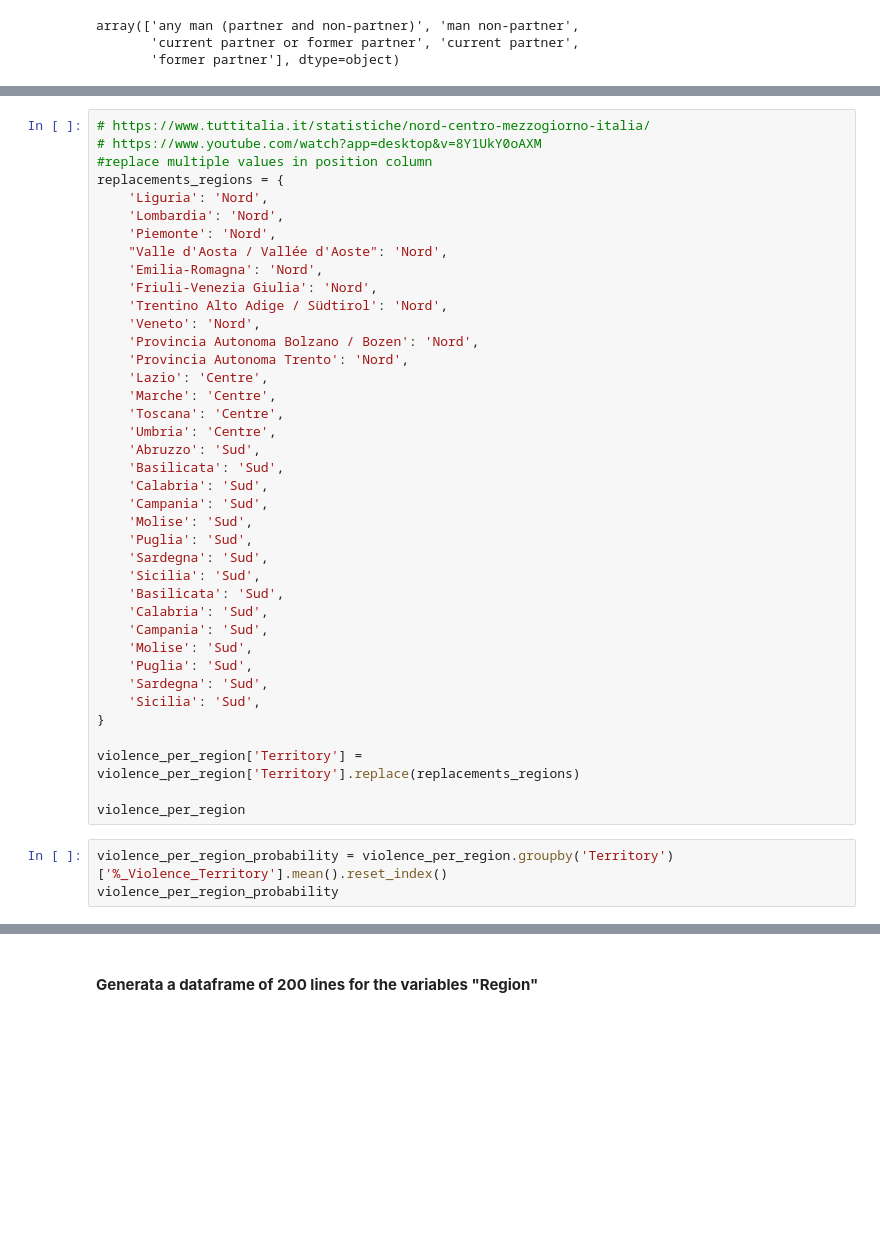
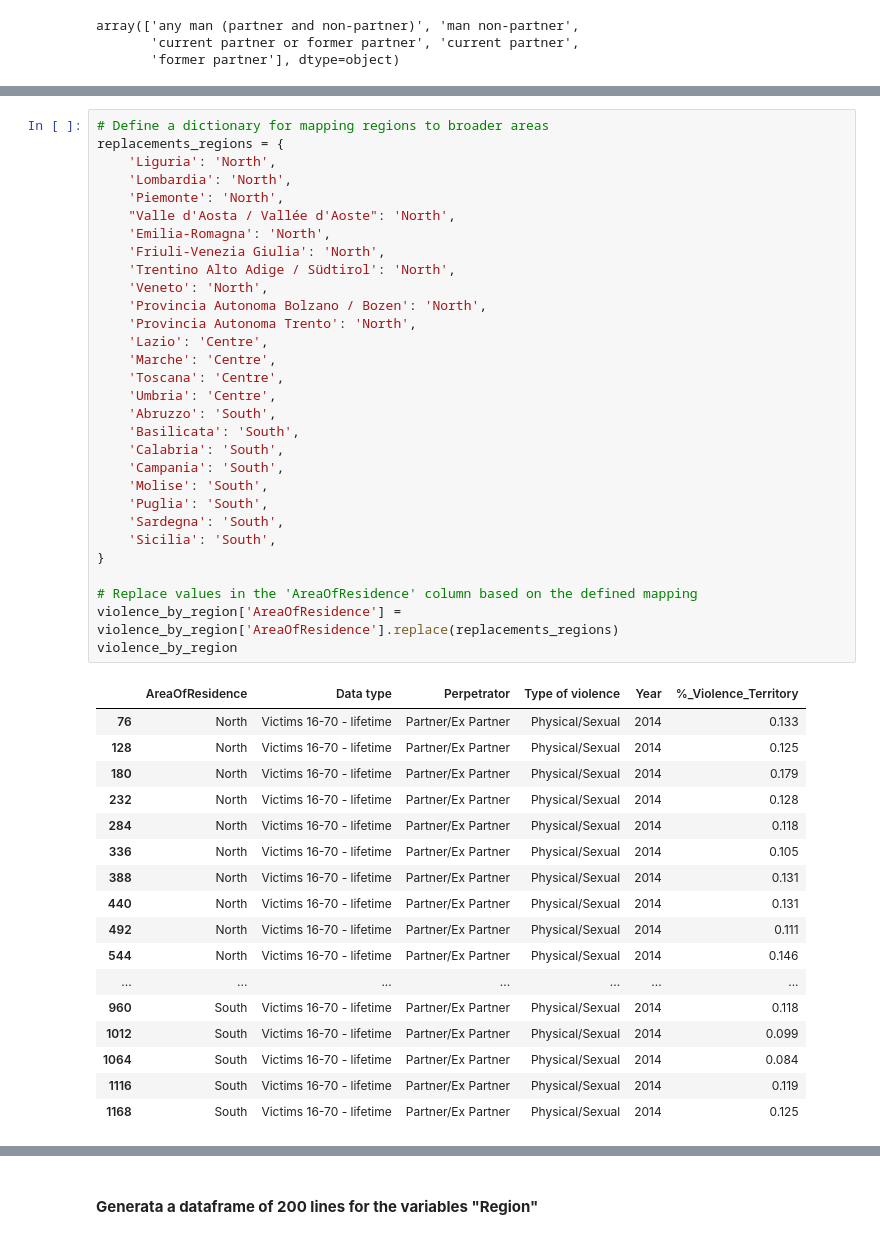
Before and after one commit to Cecilia8989/PfDA_Assignement, a Jupyter notebook: PfDA_Project_1.ipynb, the cells around one changed output, grey strips where cells are left out. Cells and saved outputs as stored; diff of their text form; blank space fills up the shorter version.

```diff
--- a/PfDA_Project_1.ipynb
+++ b/PfDA_Project_1.ipynb
@@ -221,42 +224,48 @@ violence_per_region['Type of violence'].unique()
 # %%
-# https://www.tuttitalia.it/statistiche/nord-centro-mezzogiorno-italia/
-# https://www.youtube.com/watch?app=desktop&v=8Y1UkY0oAXM
-#replace multiple values in position column
+# Define a dictionary for mapping regions to broader areas
 replacements_regions = {
-    'Liguria': 'Nord',
-    'Lombardia': 'Nord',
-    'Piemonte': 'Nord',
-    "Valle d'Aosta / Vallée d'Aoste": 'Nord',
-    'Emilia-Romagna': 'Nord',
-    'Friuli-Venezia Giulia': 'Nord',
-    'Trentino Alto Adige / Südtirol': 'Nord',
-    'Veneto': 'Nord',
-    'Provincia Autonoma Bolzano / Bozen': 'Nord',
-    'Provincia Autonoma Trento': 'Nord',
+    'Liguria': 'North',
+    'Lombardia': 'North',
+    'Piemonte': 'North',
+    "Valle d'Aosta / Vallée d'Aoste": 'North',
+    'Emilia-Romagna': 'North',
+    'Friuli-Venezia Giulia': 'North',
+    'Trentino Alto Adige / Südtirol': 'North',
+    'Veneto': 'North',
+    'Provincia Autonoma Bolzano / Bozen': 'North',
+    'Provincia Autonoma Trento': 'North',
     'Lazio': 'Centre',
     'Marche': 'Centre',
     'Toscana': 'Centre',
     'Umbria': 'Centre',
-    'Abruzzo': 'Sud',
-    'Basilicata': 'Sud',
-    'Calabria': 'Sud',
-    'Campania': 'Sud',
-    'Molise': 'Sud',
-    'Puglia': 'Sud',
-    'Sardegna': 'Sud',
-    'Sicilia': 'Sud',
-    'Basilicata': 'Sud',
-    'Calabria': 'Sud',
-    'Campania': 'Sud',
-    'Molise': 'Sud',
-    'Puglia': 'Sud',
-    'Sardegna': 'Sud',
-    'Sicilia': 'Sud',
+    'Abruzzo': 'South',
+    'Basilicata': 'South',
+    'Calabria': 'South',
+    'Campania': 'South',
+    'Molise': 'South',
+    'Puglia': 'South',
+    'Sardegna': 'South',
+    'Sicilia': 'South',
 }
 
-violence_per_region['Territory'] = violence_per_region['Territory'].replace(replacements_regions)
-
-violence_per_region
+# Replace values in the 'AreaOfResidence' column based on the defined mapping
+violence_by_region['AreaOfResidence'] = violence_by_region['AreaOfResidence'].replace(replacements_regions)
+violence_by_region
+# %% [output]
+|  | AreaOfResidence | Data type | Perpetrator | Type of violence | Year | %_Violence_Territory |
+| 76 | North | Victims 16-70 - lifetime | Partner/Ex Partner | Physical/Sexual | 2014 | 0.133 |
+| 128 | North | Victims 16-70 - lifetime | Partner/Ex Partner | Physical/Sexual | 2014 | 0.125 |
+| 180 | North | Victims 16-70 - lifetime | Partner/Ex Partner | Physical/Sexual | 2014 | 0.179 |
+| 232 | North | Victims 16-70 - lifetime | Partner/Ex Partner | Physical/Sexual | 2014 | 0.128 |
+| 284 | North | Victims 16-70 - lifetime | Partner/Ex Partner | Physical/Sexual | 2014 | 0.118 |
+| 336 | North | Victims 16-70 - lifetime | Partner/Ex Partner | Physical/Sexual | 2014 | 0.105 |
+| 388 | North | Victims 16-70 - lifetime | Partner/Ex Partner | Physical/Sexual | 2014 | 0.131 |
+| 440 | North | Victims 16-70 - lifetime | Partner/Ex Partner | Physical/Sexual | 2014 | 0.131 |
+| 492 | North | Victims 16-70 - lifetime | Partner/Ex Partner | Physical/Sexual | 2014 | 0.111 |
+| 544 | North | Victims 16-70 - lifetime | Partner/Ex Partner | Physical/Sexual | 2014 | 0.146 |
+| ... | ... | ... | ... | ... | ... | ... |
+| 960 | South | Victims 16-70 - lifetime | Partner/Ex Partner | Physical/Sexual | 2014 | 0.118 |
+| 1012 | South | Victims 16-70 - lifetime | Partner/Ex Partner | Physical/Sexual | 2014 | 0.099 |
+| 1064 | South | Victims 16-70 - lifetime | Partner/Ex Partner | Physical/Sexual | 2014 | 0.084 |
+| 1116 | South | Victims 16-70 - lifetime | Partner/Ex Partner | Physical/Sexual | 2014 | 0.119 |
+| 1168 | South | Victims 16-70 - lifetime | Partner/Ex Partner | Physical/Sexual | 2014 | 0.125 |
-# %%
-violence_per_region_probability = violence_per_region.groupby('Territory')['%_Violence_Territory'].mean().reset_index()
-violence_per_region_probability
```
Also changed, not shown: parts of 74 cells of this notebook.
